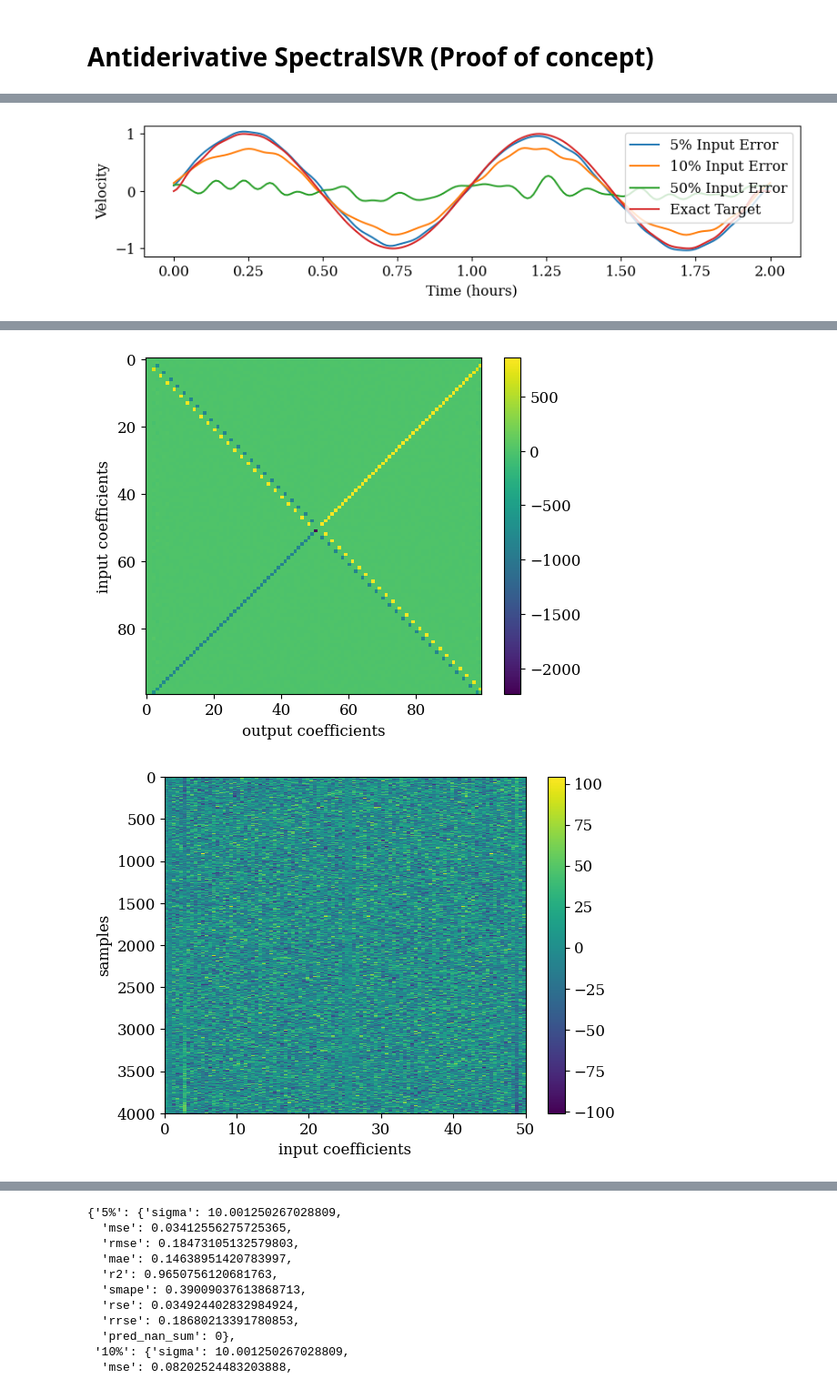
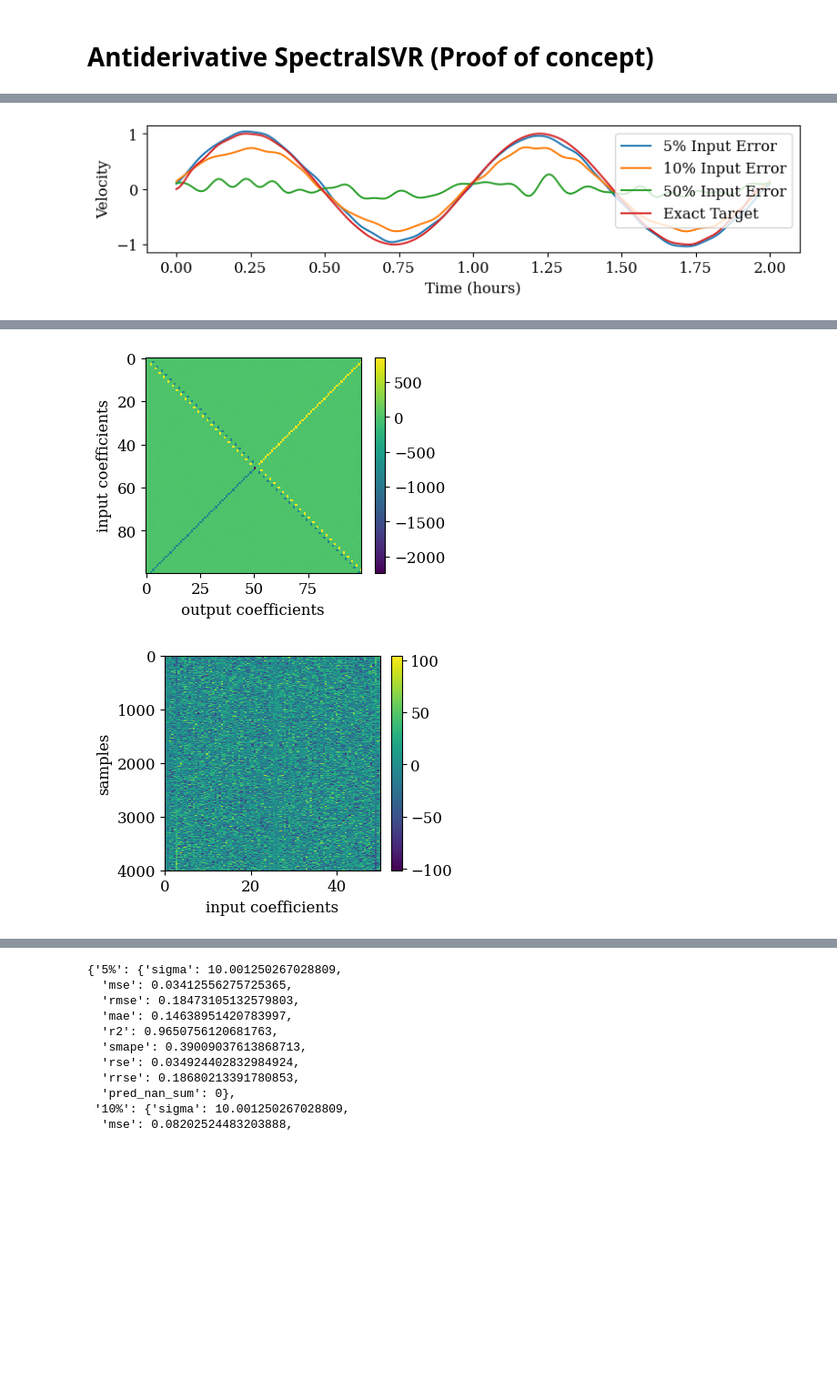
Before and after one commit to nidduzzi/SpectralSVR, a Jupyter notebook: notebooks/cases/antiderivative/antiderivative.ipynb, the cells around one changed output, grey strips where cells are left out. Shown at 91% size. Saved outputs shown, nothing was run; the diff lists cells and outputs as text; code cells hidden in the pictures; blank space fills up the shorter version.

```diff
--- a/notebooks/cases/antiderivative/antiderivative.ipynb
+++ b/notebooks/cases/antiderivative/antiderivative.ipynb
@@ -24,6 +24,7 @@ plt.rcParams.update(
         "font.family": "serif",
         "font.size": 12,  # control font sizes of different elements
         # "pgf.rcfonts": False,    # don't setup fonts from rc parameters
+        "figure.constrained_layout.use": True,
     }
 )
 # %%
@@ -154,9 +156,8 @@ clean_function_results = {}
 exact_spectral_results = {}
 exact_function_results = {}
 inv_spectral_results = {}
-# exact_function_results = {}
 legend = []
-exact_fig, exact_ax = plt.subplots(figsize=(10,2))
+exact_fig, exact_ax = plt.subplots(figsize=(8, 2))
 interp_fig = []
 interp_ax = []
 for i, (percentage, data) in enumerate(zip(["5", "10", "50"], sets)):
@@ -238,7 +239,7 @@ for i, (percentage, data) in enumerate(zip(["5", "10", "50"], sets)):
     inv_spectral_results = {**inv_spectral_results, percentage_label: {**inv_metrics}}
 
     # interpretations
-    tmp_fig, tmp_ax = plt.subplots(figsize=(5,5))
+    tmp_fig, tmp_ax = plt.subplots(figsize=(4, 3))
     interp_fig.append(tmp_fig)
     interp_ax.append(tmp_ax)
     fig_index = 2 * i
@@ -255,7 +256,7 @@ for i, (percentage, data) in enumerate(zip(["5", "10", "50"], sets)):
     interp_fig[fig_index].colorbar(im, ax=interp_ax[fig_index])
     save_to_pgf(f"antiderivative_ci_{percentage}.pgf", plt=interp_fig[fig_index])
 
-    tmp_fig, tmp_ax = plt.subplots()
+    tmp_fig, tmp_ax = plt.subplots(figsize=(4, 3))
     interp_fig.append(tmp_fig)
     interp_ax.append(tmp_ax)
     fig_index = 2 * i + 1
@@ -271,7 +272,7 @@ u_exact.plot(plt=exact_ax)
 exact_ax.legend([*legend, "Exact Target"])
 exact_ax.set_xlabel("Time (hours)")
 exact_ax.set_ylabel("Velocity")
-save_to_pgf("exact_antiderivative_prediction.pgf", plt=exact_fig)
+save_to_pgf("antiderivative_exact_prediction.pgf", plt=exact_fig)
 # exact_fig
 # %% [output]
-[figure, old version]
+[figure, new version]
@@ -279,2 +280,2 @@ save_to_pgf("exact_antiderivative_prediction.pgf", plt=exact_fig)
-[figure, old version]
+[figure, new version]
-[figure, old version]
+[figure, new version]
```
Also changed, not shown: parts of 12 cells of this notebook, 1 other file.
